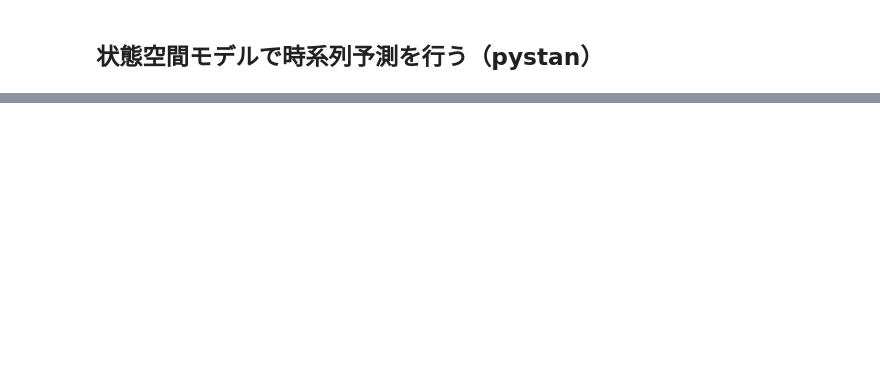
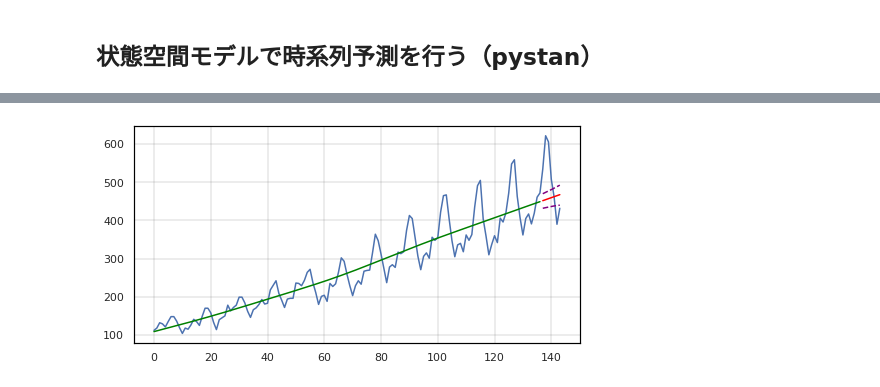
Before and after one commit to ykato27/Time-Series-Forecasting, a Jupyter notebook: notebooks/pystan/State-Space-Model-pystan.ipynb, the cells around one changed output, grey strips where cells are left out. Cells and saved outputs as stored; diff of their text form; code cells hidden in the pictures; blank space fills up the shorter version.

```diff
--- a/notebooks/pystan/State-Space-Model-pystan.ipynb
+++ b/notebooks/pystan/State-Space-Model-pystan.ipynb
@@ -129,0 +251,4 @@ plt.show()
+# %%
+fit_local_level_smooth = stan_model.sampling(
+    data=predict_dat, iter=4000, chains=4, seed=10
+)
@@ -129,0 +287,10 @@ plt.show()
+# %%
+# サンプリング結果の抽出
+ms_local_level_smooth = fit_local_level_smooth.extract()
+y_pred = ms_local_level_smooth["y_pred"].mean(axis=0)
+# %%
+quantile = [5, 95]
+per_5_95 = np.percentile(ms_local_level_smooth["y_pred"], q=quantile, axis=0).T
+colname = ["p5", "p95"]
+df_pred = pd.DataFrame(per_5_95, columns=colname)
+df_pred
@@ -129,0 +314,10 @@ plt.show()
+# %%
+mu_hat = ms_local_level_smooth["mu"].mean(axis=0)
+# %%
+df.plot(y="Passengers", legend=False)  # 目的変数
+plt.plot(df_pred[["p5", "p95"]][-7:], linestyle="dashed", color="purple")  # 予測区間
+plt.plot(df_pred[["y_pred"]][-7:], color="red")  # 予測値
+plt.plot(mu_hat, color="green")  # 状態
+plt.show()
+# %% [output]
+[figure, added]
```
Also changed, not shown: parts of 43 cells of this notebook, 2 other files.
